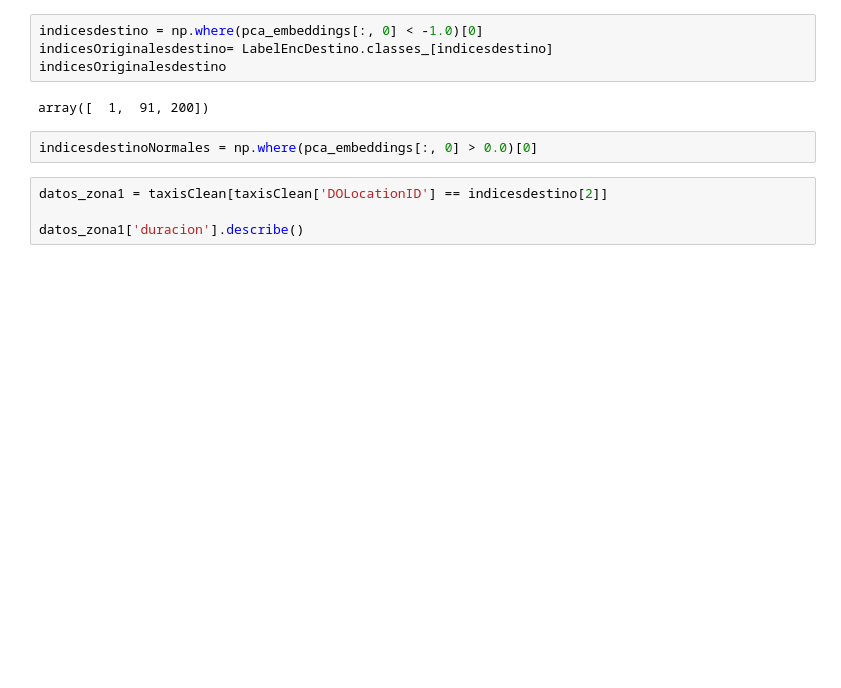
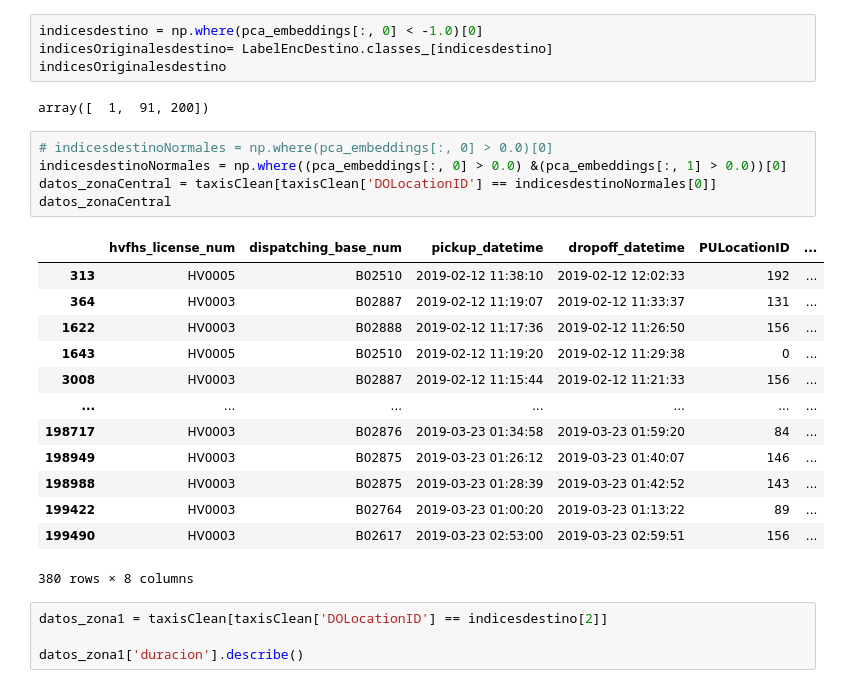
Before and after one commit to carolinamesacurso/proyecto-taxis, a Jupyter notebook: taxis.ipynb, the cells around one changed output. Cells and saved outputs as stored; diff of their text form; blank space fills up the shorter version.

```diff
--- a/taxis.ipynb
+++ b/taxis.ipynb
@@ -474,7 +474,24 @@ indicesOriginalesdestino
 # %% [output]
 array([  1,  91, 200])
 # %%
-indicesdestinoNormales = np.where(pca_embeddings[:, 0] > 0.0)[0]
+# indicesdestinoNormales = np.where(pca_embeddings[:, 0] > 0.0)[0]
+indicesdestinoNormales = np.where((pca_embeddings[:, 0] > 0.0) &(pca_embeddings[:, 1] > 0.0))[0]
+datos_zonaCentral = taxisClean[taxisClean['DOLocationID'] == indicesdestinoNormales[0]]
+datos_zonaCentral
+# %% [output]
+|  | hvfhs_license_num | dispatching_base_num | pickup_datetime | dropoff_datetime | PULocationID | ... |
+| 313 | HV0005 | B02510 | 2019-02-12 11:38:10 | 2019-02-12 12:02:33 | 192 | ... |
+| 364 | HV0003 | B02887 | 2019-02-12 11:19:07 | 2019-02-12 11:33:37 | 131 | ... |
+| 1622 | HV0003 | B02888 | 2019-02-12 11:17:36 | 2019-02-12 11:26:50 | 156 | ... |
+| 1643 | HV0005 | B02510 | 2019-02-12 11:19:20 | 2019-02-12 11:29:38 | 0 | ... |
+| 3008 | HV0003 | B02887 | 2019-02-12 11:15:44 | 2019-02-12 11:21:33 | 156 | ... |
+| ... | ... | ... | ... | ... | ... | ... |
+| 198717 | HV0003 | B02876 | 2019-03-23 01:34:58 | 2019-03-23 01:59:20 | 84 | ... |
+| 198949 | HV0003 | B02875 | 2019-03-23 01:26:12 | 2019-03-23 01:40:07 | 146 | ... |
+| 198988 | HV0003 | B02875 | 2019-03-23 01:28:39 | 2019-03-23 01:42:52 | 143 | ... |
+| 199422 | HV0003 | B02764 | 2019-03-23 01:00:20 | 2019-03-23 01:13:22 | 89 | ... |
+| 199490 | HV0003 | B02617 | 2019-03-23 02:53:00 | 2019-03-23 02:59:51 | 156 | ... |
+380 rows × 8 columns
 # %%
 datos_zona1 = taxisClean[taxisClean['DOLocationID'] == indicesdestino[2]]
 
```
Also changed, not shown: parts of 2 cells of this notebook.
